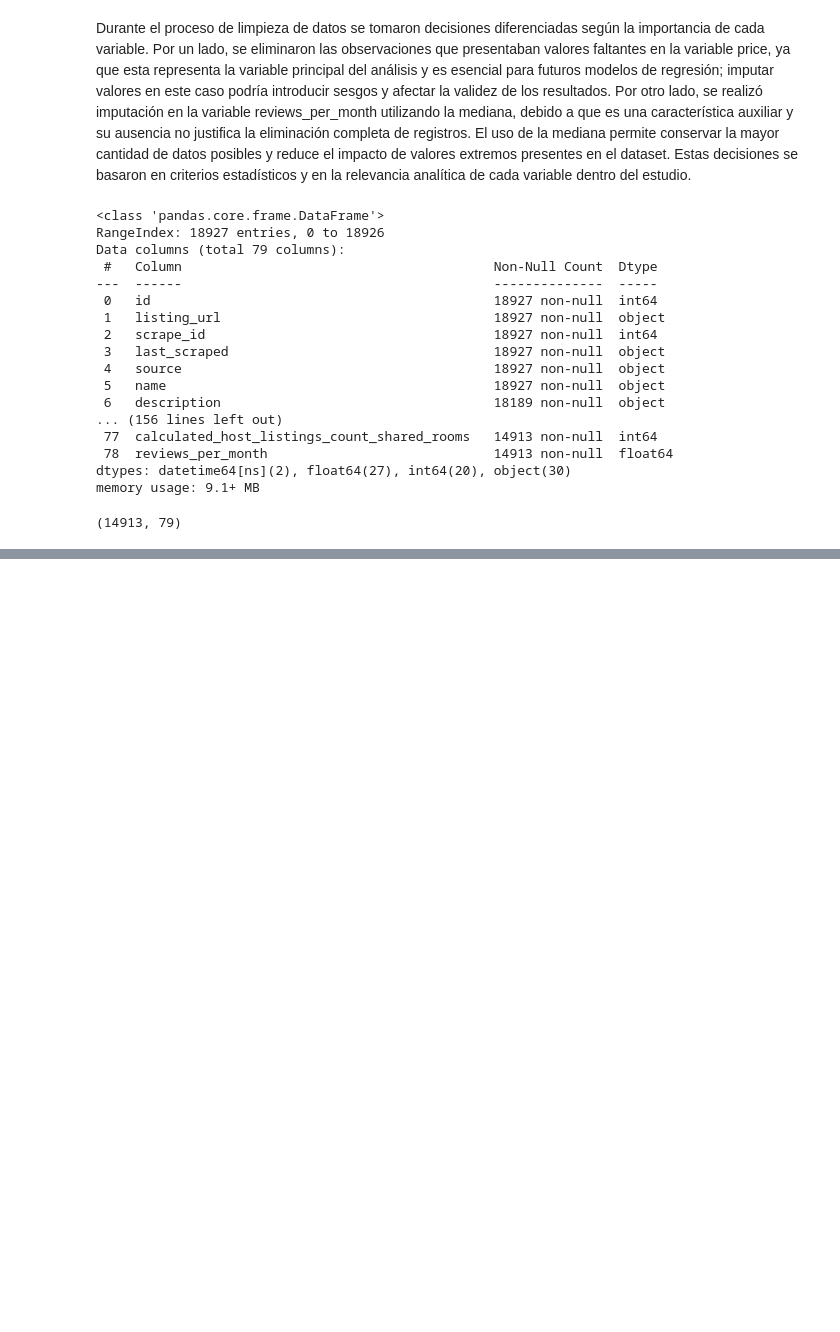
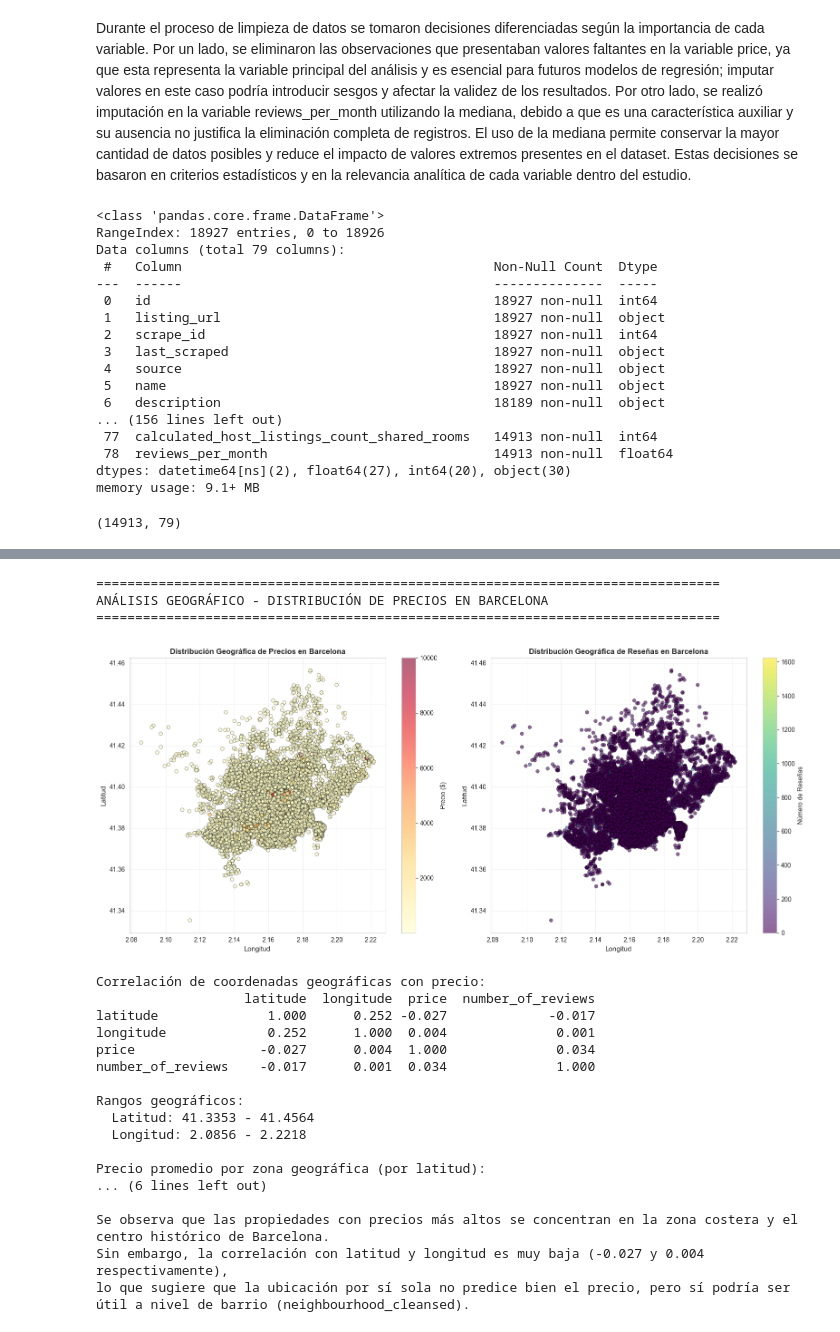
Before and after one commit to Santibari/Taller2-Analitica, a Jupyter notebook: Taller_1_EDA_Modelos_Regresion.ipynb, the cells around one changed output, grey strips where cells are left out. Drawn from its saved outputs; the diff is of its cells as text; code cells hidden in the pictures; blank space fills up the shorter version.

```diff
--- a/Taller_1_EDA_Modelos_Regresion.ipynb
+++ b/Taller_1_EDA_Modelos_Regresion.ipynb
@@ -294,0 +631,79 @@ memory usage: 9.1+ MB
+# %%
+# ===== 2.5 ANÁLISIS GEOGRÁFICO (OPCIONAL) =====
+
+if 'latitude' in df.columns and 'longitude' in df.columns:
+    print("\n" + "="*80)
+    print("ANÁLISIS GEOGRÁFICO - DISTRIBUCIÓN DE PRECIOS EN BARCELONA")
+    print("="*80)
+
+    fig, axes = plt.subplots(1, 2, figsize=(16, 7))
+
+    # Scatter plot con color representando precio
+    scatter1 = axes[0].scatter(df['longitude'], df['latitude'], c=df['price'],
+                              cmap='YlOrRd', s=30, alpha=0.6, edgecolors='black', linewidth=0.5)
+    axes[0].set_xlabel('Longitud', fontsize=11)
+    axes[0].set_ylabel('Latitud', fontsize=11)
+    axes[0].set_title('Distribución Geográfica de Precios en Barcelona', fontsize=12, fontweight='bold')
+    cbar1 = plt.colorbar(scatter1, ax=axes[0])
+    cbar1.set_label('Precio ($)', fontsize=10)
+    axes[0].grid(True, alpha=0.3)
+
+    # Scatter plot con color representando número de reseñas
+    if 'number_of_reviews' in df.columns:
+        scatter2 = axes[1].scatter(df['longitude'], df['latitude'], c=df['number_of_reviews'],
+                                  cmap='viridis', s=30, alpha=0.6, edgecolors='black', linewidth=0.5)
+        axes[1].set_xlabel('Longitud', fontsize=11)
+        axes[1].set_ylabel('Latitud', fontsize=11)
+        axes[1].set_title('Distribución Geográfica de Reseñas en Barcelona', fontsize=12, fontweight='bold')
+        cbar2 = plt.colorbar(scatter2, ax=axes[1])
+        cbar2.set_label('Número de Reseñas', fontsize=10)
+        axes[1].grid(True, alpha=0.3)
+
+    plt.tight_layout()
+    plt.show()
+
+    # Correlación geografica
+    if 'latitude' in df.columns:
+        corr_lat = df[['latitude', 'longitude', 'price', 'number_of_reviews']].corr()
+        print("\nCorrelación de coordenadas geográficas con precio:")
+        print(corr_lat.round(3))
+
+    print("\nRangos geográficos:")
+    print(f"  Latitud: {df['latitude'].min():.4f} - {df['latitude'].max():.4f}")
+    print(f"  Longitud: {df['longitude'].min():.4f} - {df['longitude'].max():.4f}")
+
+    # Análisis por quartiles geográficos
+    df['lat_quartile'] = pd.qcut(df['latitude'], q=4, labels=['Sur', 'Centro-Sur', 'Centro-Norte', 'Norte'], duplicates='drop')
+    print("\nPrecio promedio por zona geográfica (por latitud):")
+    precio_zona = df.groupby('lat_quartile', observed=True)['price'].agg(['count', 'mean', 'median', 'std'])
+    print(precio_zona.round(2))
+
+    # Observación textual sobre el mapa
+    print("\nSe observa que las propiedades con precios más altos se concentran en la zona costera y el centro histórico de Barcelona.")
+    print("Sin embargo, la correlación con latitud y longitud es muy baja (-0.027 y 0.004 respectivamente),")
+    print("lo que sugiere que la ubicación por sí sola no predice bien el precio, pero sí podría ser útil a nivel de barrio (neighbourhood_cleansed).")
+
+else:
+    print("No hay coordenadas geográficas disponibles en el dataset.")
+# %% [output]
+================================================================================
+ANÁLISIS GEOGRÁFICO - DISTRIBUCIÓN DE PRECIOS EN BARCELONA
+================================================================================
+[figure, added]
+Correlación de coordenadas geográficas con precio:
+                   latitude  longitude  price  number_of_reviews
+latitude              1.000      0.252 -0.027             -0.017
+longitude             0.252      1.000  0.004              0.001
+price                -0.027      0.004  1.000              0.034
+number_of_reviews    -0.017      0.001  0.034              1.000
+
+Rangos geográficos:
+  Latitud: 41.3353 - 41.4564
+  Longitud: 2.0856 - 2.2218
+
+Precio promedio por zona geográfica (por latitud):
+... (6 lines left out)
+
+Se observa que las propiedades con precios más altos se concentran en la zona costera y el centro histórico de Barcelona.
+Sin embargo, la correlación con latitud y longitud es muy baja (-0.027 y 0.004 respectivamente),
+lo que sugiere que la ubicación por sí sola no predice bien el precio, pero sí podría ser útil a nivel de barrio (neighbourhood_cleansed).
```
Also changed, not shown: parts of 17 cells of this notebook.
